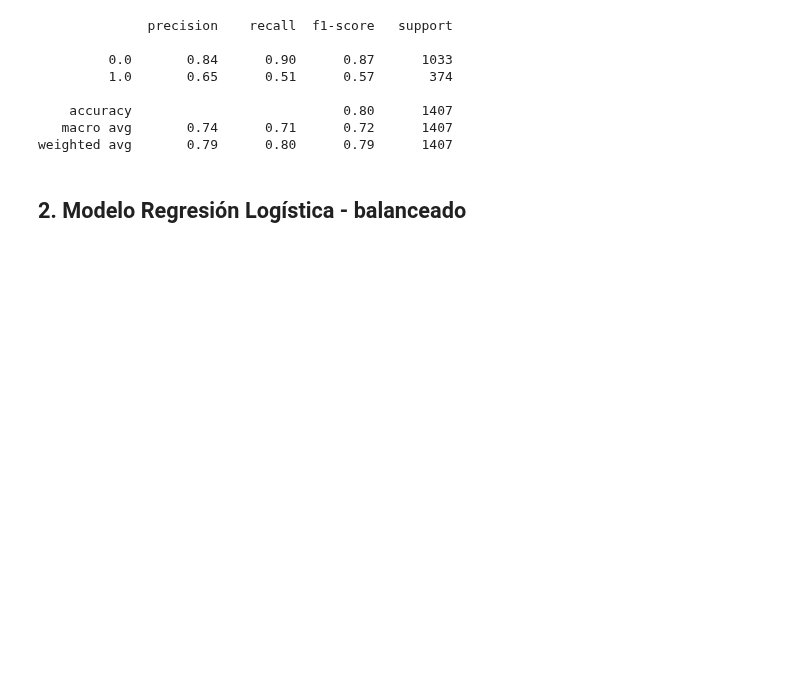
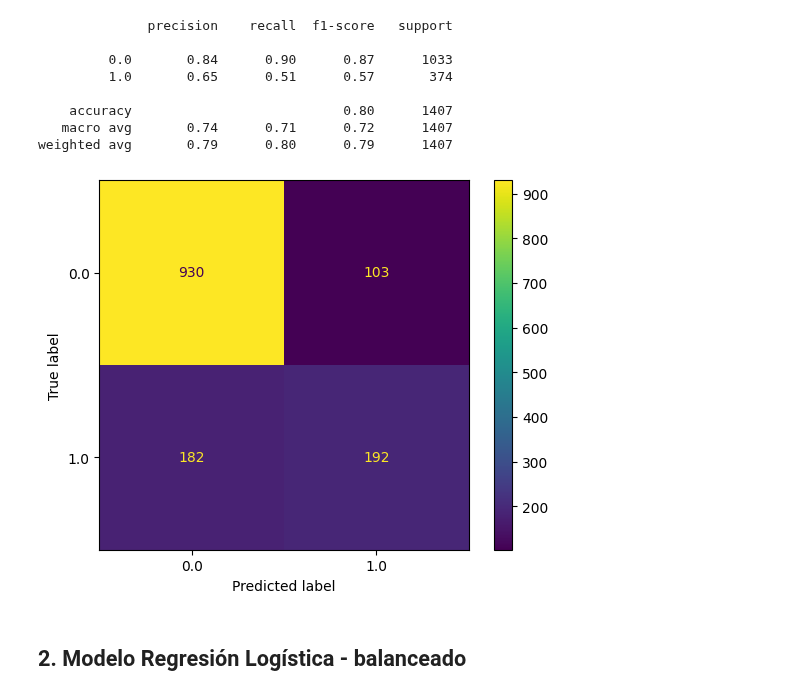
Before and after one commit to Anel-7/challenge-TelecomX-2-prediccion-de-evasion-de-clientes, a Jupyter notebook: TelecomX2.ipynb, the cells around one changed output. Cells and saved outputs as stored; diff of their text form; code cells hidden in the pictures; blank space fills up the shorter version.

```diff
--- a/TelecomX2.ipynb
+++ b/TelecomX2.ipynb
@@ -337,3 +339,7 @@ weighted avg       0.79      0.80      0.79      1407
+# %%
+ConfusionMatrixDisplay.from_predictions(y_test, y_pred_log);
+# %% [output]
+[figure, added]
 # %% [markdown]
 ## 2. Modelo Regresión Logística - balanceado
 # %%
```
Also changed, not shown: parts of 13 cells of this notebook.
